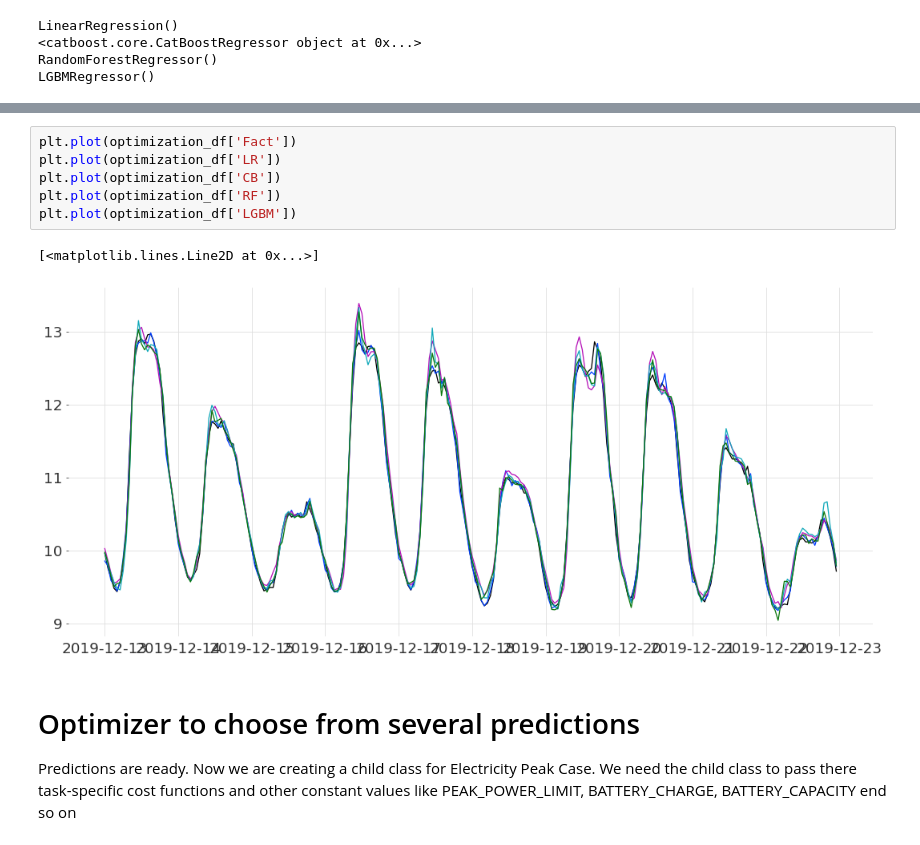
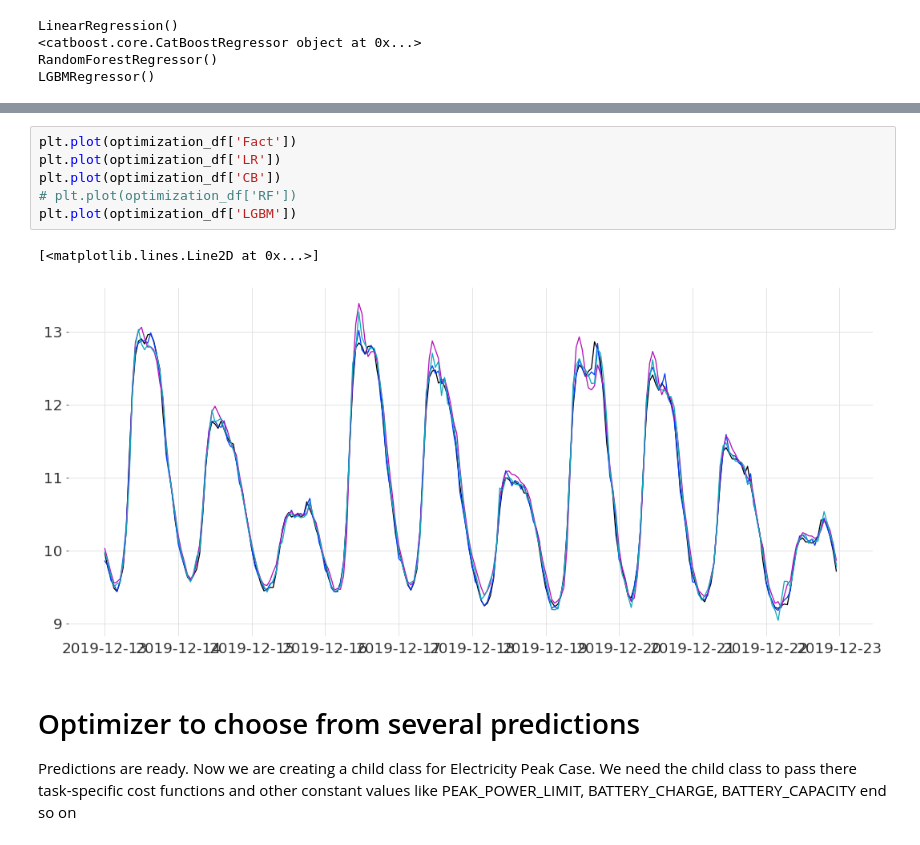
Before and after one commit to mariapaskevich/vof, a Jupyter notebook: Test_package.ipynb, the cells around one changed output, grey strips where cells are left out. Drawn from its saved outputs; the diff is of its cells as text.

```diff
--- a/Test_package.ipynb
+++ b/Test_package.ipynb
@@ -133,12 +133,12 @@ optimization_df
 # %%
 plt.plot(optimization_df['Fact'])
 plt.plot(optimization_df['LR'])
 plt.plot(optimization_df['CB'])
-plt.plot(optimization_df['RF'])
+# plt.plot(optimization_df['RF'])
 plt.plot(optimization_df['LGBM'])
 # %% [output]
 [<matplotlib.lines.Line2D at 0x...>]
-[figure, old version]
+[figure, new version]
 # %% [markdown]
 # Optimizer to choose from several predictions
 
```
Also changed, not shown: parts of 7 cells of this notebook, 4 other files.
